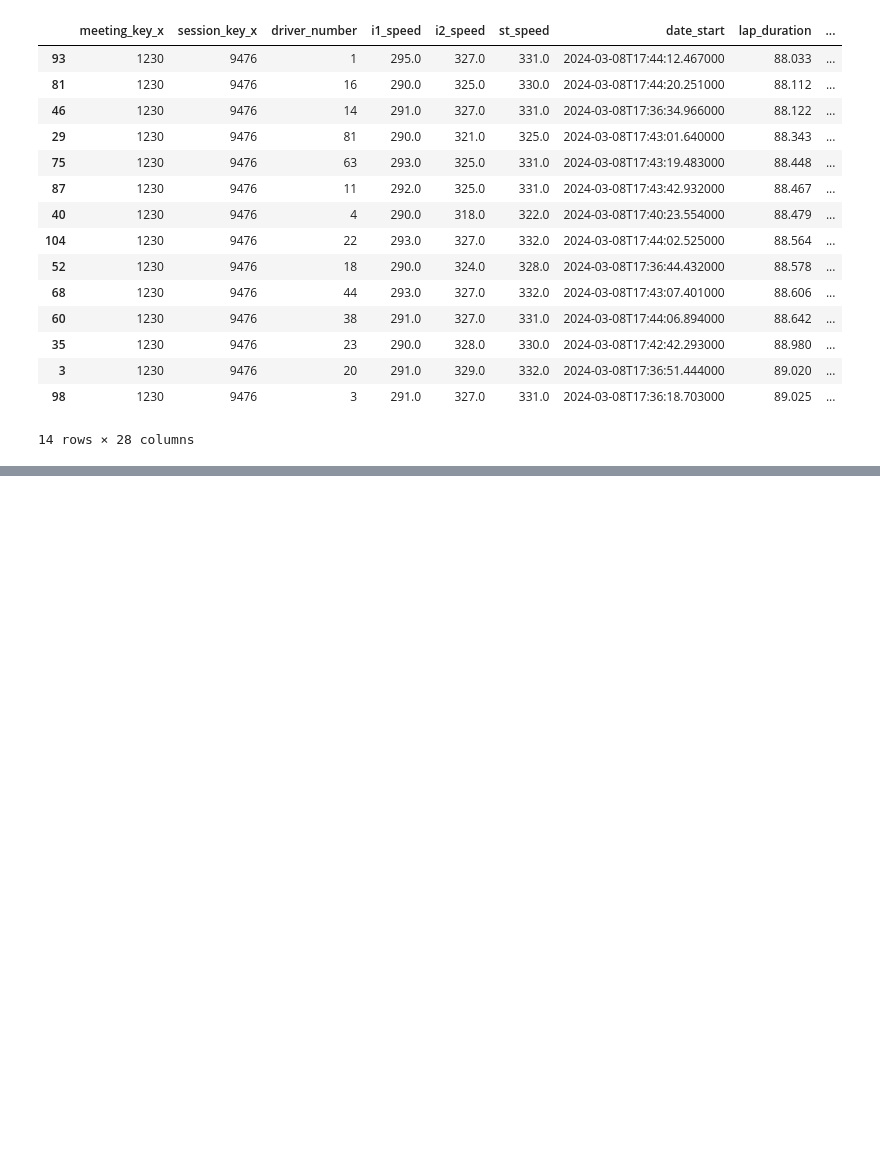
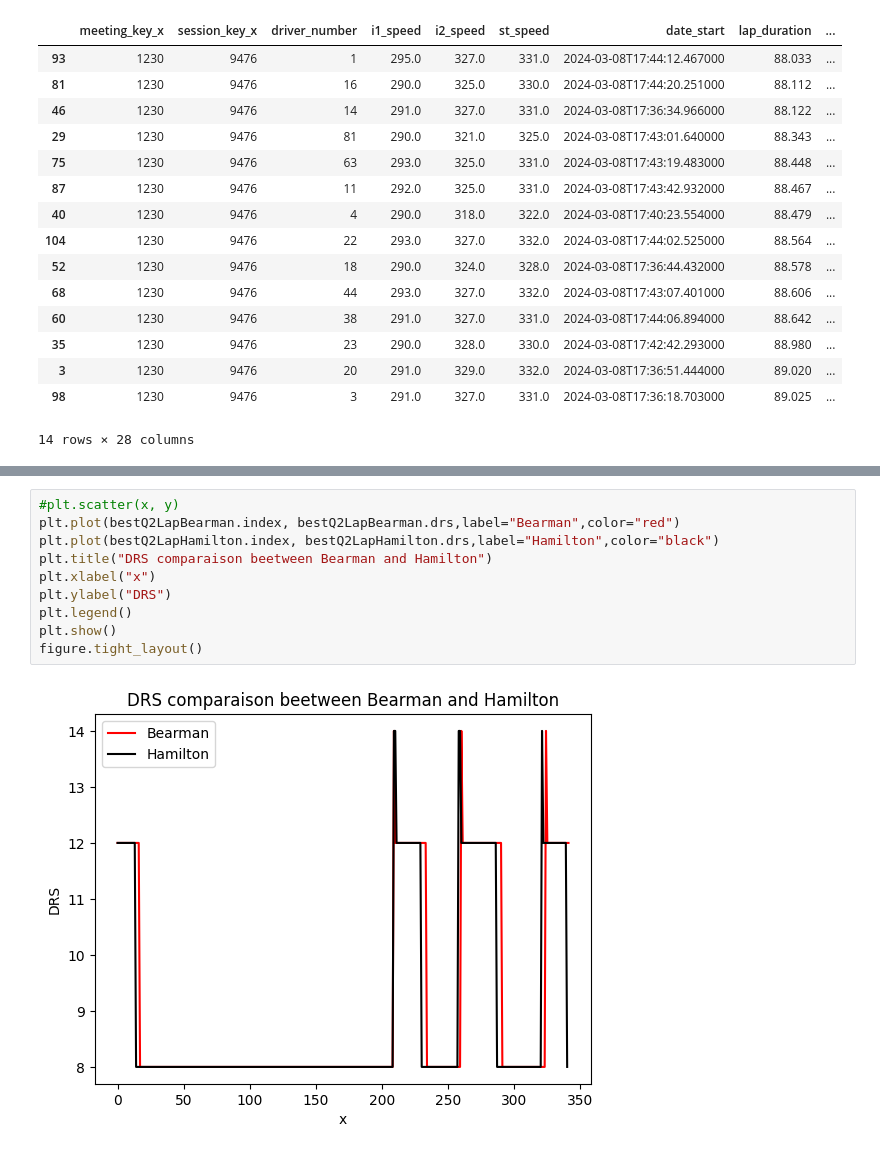
Before and after one commit to frankdelpiero/F1_notebooks, a Jupyter notebook: F1_24/SaudiArabia_Resume.ipynb, the cells around one changed output, grey strips where cells are left out. Cells and saved outputs as stored; diff of their text form; blank space fills up the shorter version.

```diff
--- a/F1_24/SaudiArabia_Resume.ipynb
+++ b/F1_24/SaudiArabia_Resume.ipynb
@@ -942,0 +935,12 @@ figure.tight_layout()
+# %%
+#plt.scatter(x, y)
+plt.plot(bestQ2LapBearman.index, bestQ2LapBearman.drs,label="Bearman",color="red")
+plt.plot(bestQ2LapHamilton.index, bestQ2LapHamilton.drs,label="Hamilton",color="black")
+plt.title("DRS comparaison beetween Bearman and Hamilton")
+plt.xlabel("x")
+plt.ylabel("DRS")
+plt.legend()
+plt.show()
+figure.tight_layout()
+# %% [output]
+[figure, added]
```
Also changed, not shown: parts of 27 cells of this notebook.
